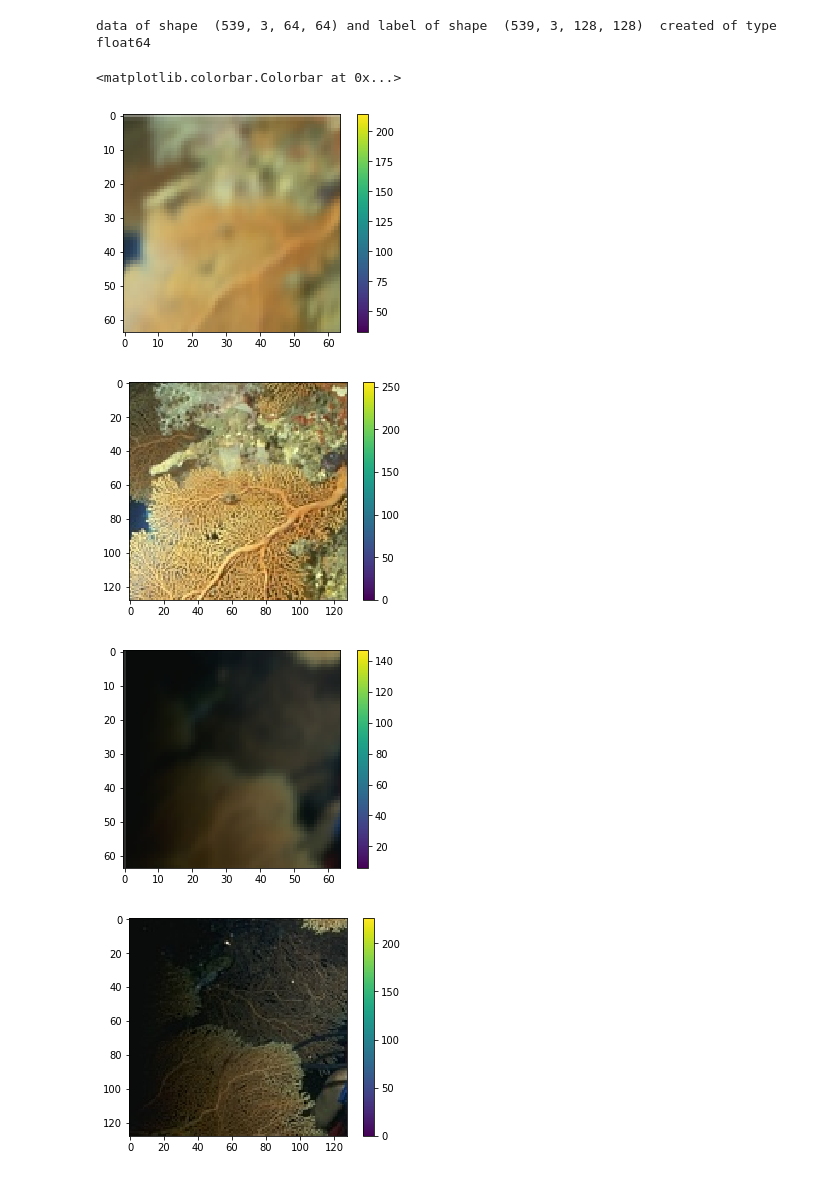
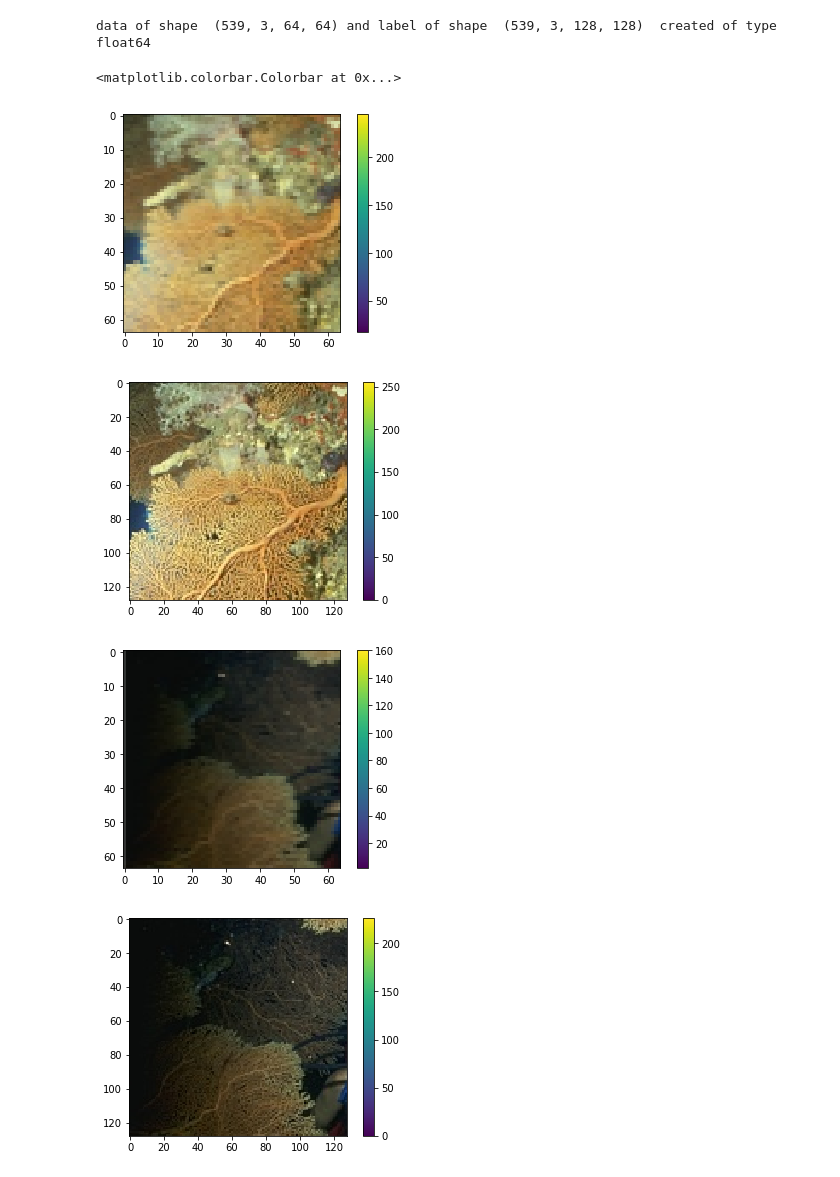
Before and after one commit to Sushobhan04/UG2, a Jupyter notebook: scripts/generate_dataset.ipynb, the cells around one changed output. Saved outputs shown, nothing was run; the diff lists cells and outputs as text; code cells hidden in the pictures.

Commit message:
Motion blur modified

```diff
--- a/scripts/generate_dataset.ipynb
+++ b/scripts/generate_dataset.ipynb
@@ -24,9 +24,8 @@ kernel_blurring_flag= True
 num_images          = 100
 testing_fraction    = 0.9
 scale_factor        = 2
-flags               = [1, 1]
+flags               = [0, 1]
 gaussian_blur_range = [0.1, 2.5]
-motion_blur_range   = [0, 5]
 nTK                 = 4
 image_format        = ".png"
 # %%
@@ -48,37 +46,37 @@ data_utils.create_dataset(data_source_path, source_name_files, image_format, des
 # %% [output]
 data of shape  (539, 3, 64, 64) and label of shape  (539, 3, 128, 128)  created of type float64
 # %%
-with h5py.File(os.path.join(destination_path, dataset_name + "testing.h5"),'r') as file:
+with h5py.File(os.path.join(destination_path, dataset_name + "_testing.h5"),'r') as file:
     label = np.array(file["label"])
     data  = np.array(file["data"])
 
 plt.figure()
 plt.imshow(np.transpose(data[1,:].astype(np.uint8), (1, 2, 0)))
 plt.colorbar()
 plt.figure()
 plt.imshow(np.transpose(label[1,:].astype(np.uint8), (1, 2, 0)))
 plt.colorbar()
 plt.figure()
 plt.imshow(np.transpose(data[2,:].astype(np.uint8), (1, 2, 0)))
 plt.colorbar()
 plt.figure()
 plt.imshow(np.transpose(label[2,:].astype(np.uint8), (1, 2, 0)))
 plt.colorbar()
 plt.figure()
 plt.imshow(np.transpose(data[3,:].astype(np.uint8), (1, 2, 0)))
 plt.colorbar()
 plt.figure()
 plt.imshow(np.transpose(label[3,:].astype(np.uint8), (1, 2, 0)))
 plt.colorbar()
 plt.figure()
 plt.imshow(np.transpose(data[4,:].astype(np.uint8), (1, 2, 0)))
 plt.colorbar()
 plt.figure()
 plt.imshow(np.transpose(label[4,:].astype(np.uint8), (1, 2, 0)))
 plt.colorbar()
 # %% [output]
 <matplotlib.colorbar.Colorbar at 0x...>
-[figure, old version]
+[figure, new version]
 [figure]
-[figure, old version]
+[figure, new version]
 [figure]
```
Also changed, not shown: parts of 2 cells of this notebook, 3 other files.
